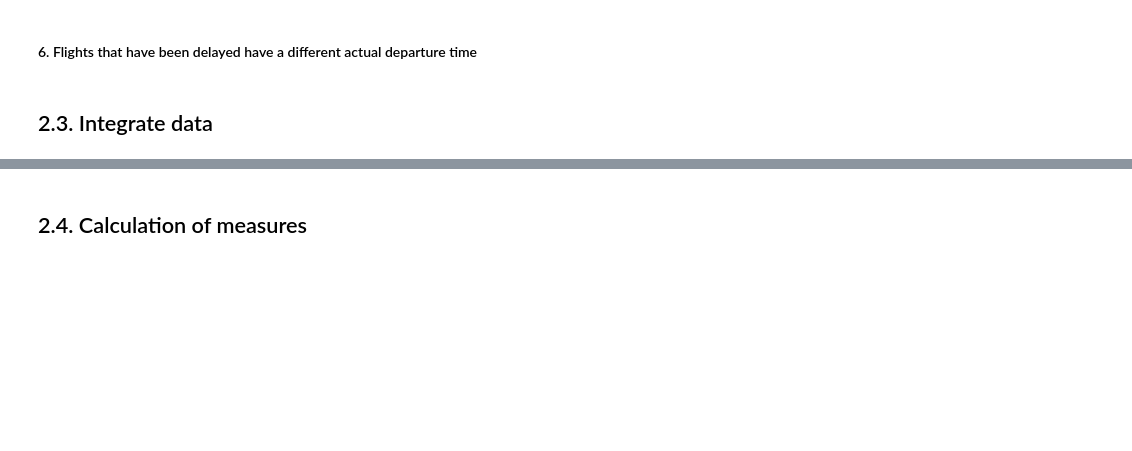
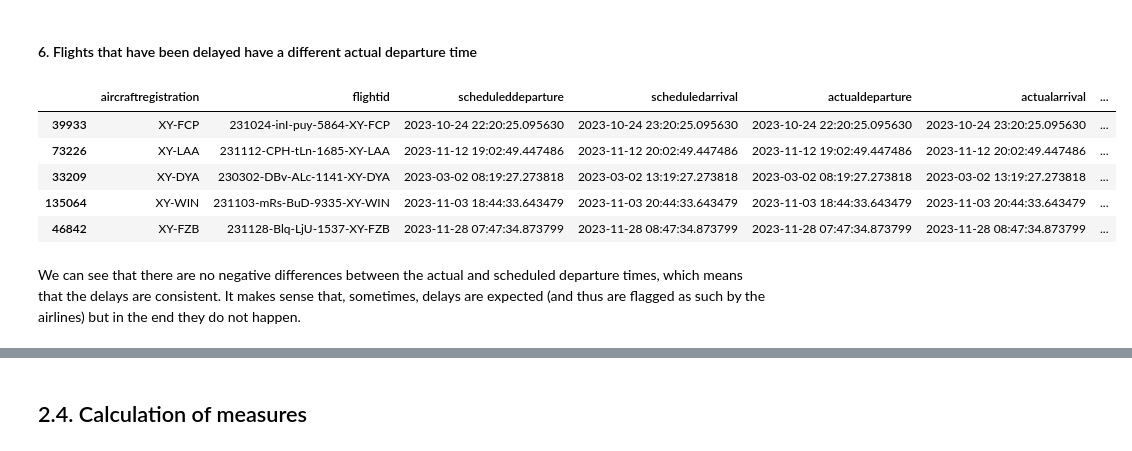
Before and after one commit to pablo-fdz/lab_3_data_mg, a Jupyter notebook: ETL_lab_3_pablo.ipynb, the cells around one changed output, grey strips where cells are left out. Cells and saved outputs as stored; diff of their text form; code cells hidden in the pictures; blank space fills up the shorter version.

```diff
--- a/ETL_lab_3_pablo.ipynb
+++ b/ETL_lab_3_pablo.ipynb
@@ -458,2 +545,13 @@ All flights that have been cancelled do not have an actual departure time.
-# %% [markdown]
-## 2.3. Integrate data
+# %%
+# Time delta for the scheduled and actual departure time
+df_flights['diff_actual-scheduled_dep'] = df_flights['actualdeparture'] - df_flights['scheduleddeparture']
+# Check that, for the delayed flights (those with a non-null delaycode), the difference is non-negative
+delayed_flights = df_flights[df_flights['delaycode'].notna()]
+delayed_flights.sort_values(by = 'diff_actual-scheduled_dep', ascending = True).head()
+# %% [output]
+|  | aircraftregistration | flightid | scheduleddeparture | scheduledarrival | actualdeparture | actualarrival | ... |
+| 39933 | XY-FCP | 231024-inI-puy-5864-XY-FCP | 2023-10-24 22:20:25.095630 | 2023-10-24 23:20:25.095630 | 2023-10-24 22:20:25.095630 | 2023-10-24 23:20:25.095630 | ... |
+| 73226 | XY-LAA | 231112-CPH-tLn-1685-XY-LAA | 2023-11-12 19:02:49.447486 | 2023-11-12 20:02:49.447486 | 2023-11-12 19:02:49.447486 | 2023-11-12 20:02:49.447486 | ... |
+| 33209 | XY-DYA | 230302-DBv-ALc-1141-XY-DYA | 2023-03-02 08:19:27.273818 | 2023-03-02 13:19:27.273818 | 2023-03-02 08:19:27.273818 | 2023-03-02 13:19:27.273818 | ... |
+| 135064 | XY-WIN | 231103-mRs-BuD-9335-XY-WIN | 2023-11-03 18:44:33.643479 | 2023-11-03 20:44:33.643479 | 2023-11-03 18:44:33.643479 | 2023-11-03 20:44:33.643479 | ... |
+| 46842 | XY-FZB | 231128-Blq-LjU-1537-XY-FZB | 2023-11-28 07:47:34.873799 | 2023-11-28 08:47:34.873799 | 2023-11-28 07:47:34.873799 | 2023-11-28 08:47:34.873799 | ... |
@@ -459,0 +560,2 @@ All flights that have been cancelled do not have an actual departure time.
+# %% [markdown]
+We can see that there are no negative differences between the actual and scheduled departure times, which means that the delays are consistent. It makes sense that, sometimes, delays are expected (and thus are flagged as such by the airlines) but in the end they do not happen.
```
Also changed, not shown: parts of 33 cells of this notebook, 5 other files.
